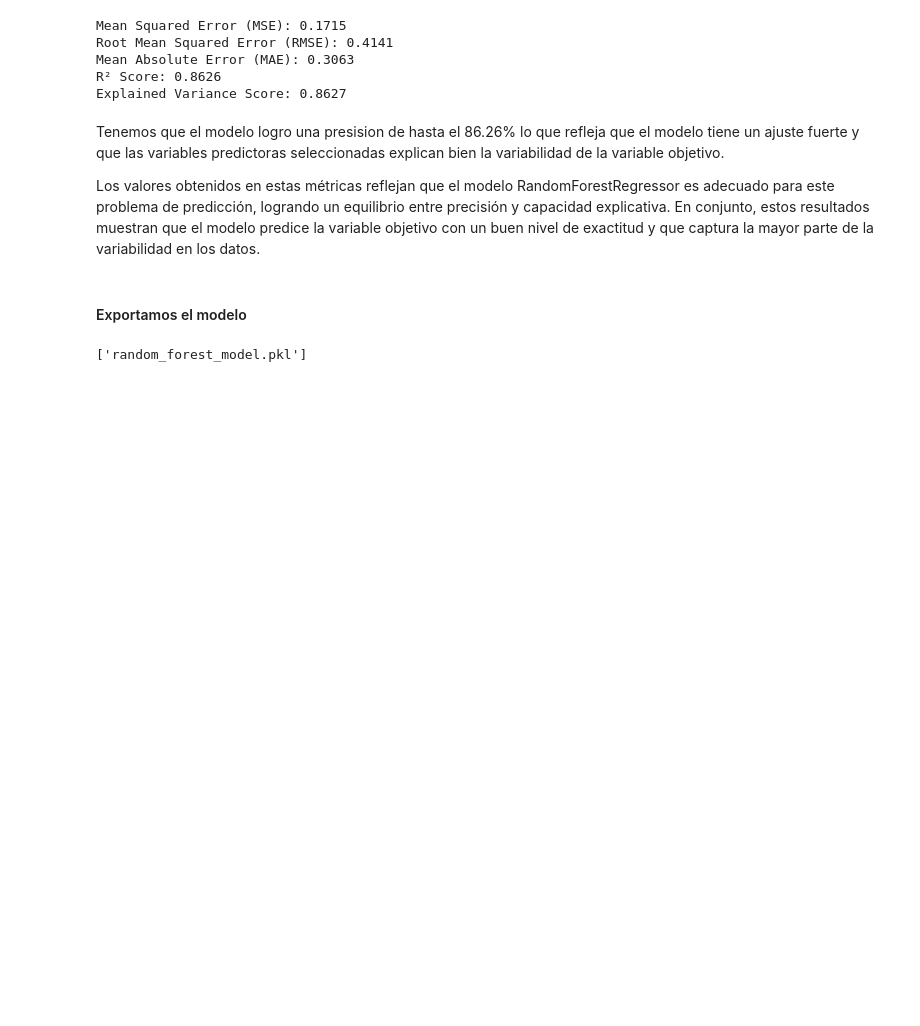
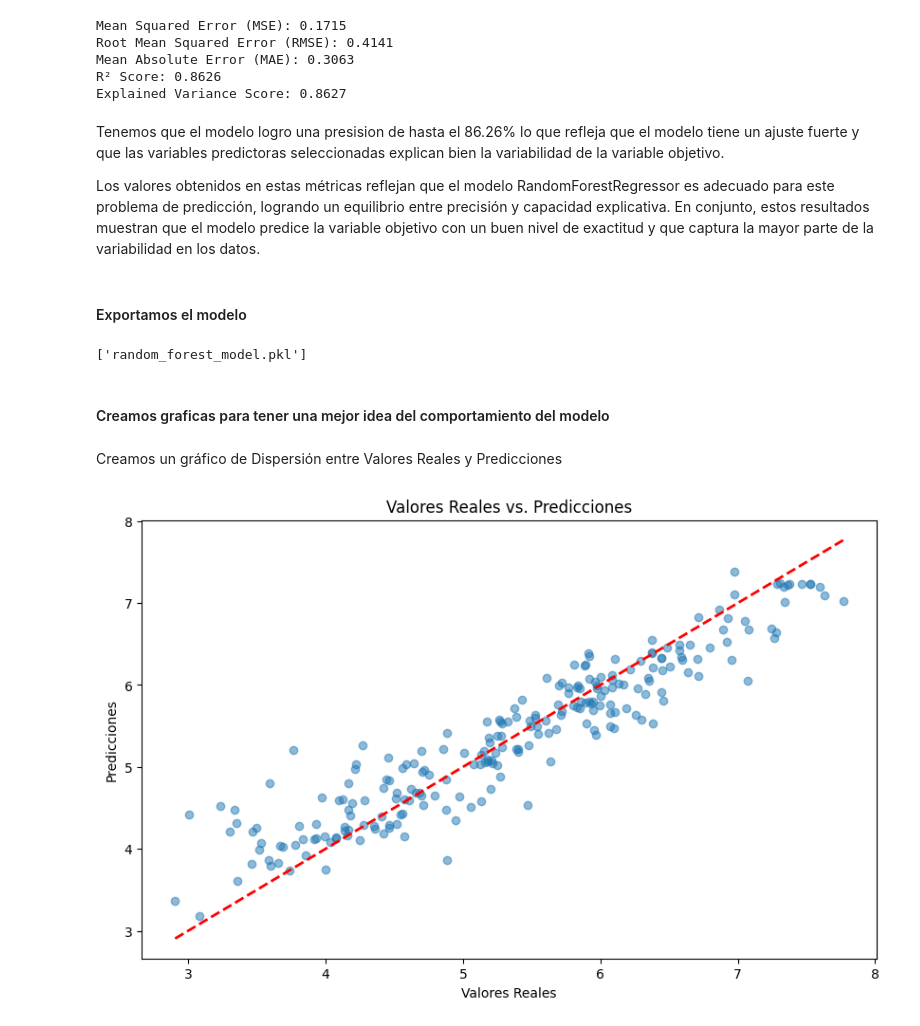
Before and after one commit to camilodelgado23/Analisis_y_Prediccion_indices_de_Felicidad, a Jupyter notebook: Notebooks/model_training.ipynb, the cells around one changed output. Drawn from its saved outputs; the diff is of its cells as text; code cells hidden in the pictures; blank space fills up the shorter version.

Commit message:
cambios model training

```diff
--- a/Notebooks/model_training.ipynb
+++ b/Notebooks/model_training.ipynb
@@ -111,3 +113,17 @@ Los valores obtenidos en estas métricas reflejan que el modelo RandomForestRegr
 dump(best_clf, 'random_forest_model.pkl')
 # %% [output]
 ['random_forest_model.pkl']
+# %% [markdown]
+#### Creamos graficas para tener una mejor idea del comportamiento del modelo
+# %% [markdown]
+Creamos un gráfico de Dispersión entre Valores Reales y Predicciones
+# %%
+plt.figure(figsize=(10, 6))
+plt.scatter(y_test, y_pred, alpha=0.5)
+plt.plot([y_test.min(), y_test.max()], [y_test.min(), y_test.max()], 'r--', lw=2)
+plt.xlabel("Valores Reales")
+plt.ylabel("Predicciones")
+plt.title("Valores Reales vs. Predicciones")
+plt.show()
+# %% [output]
+[figure, added]
```
Also changed, not shown: parts of 13 cells of this notebook.
